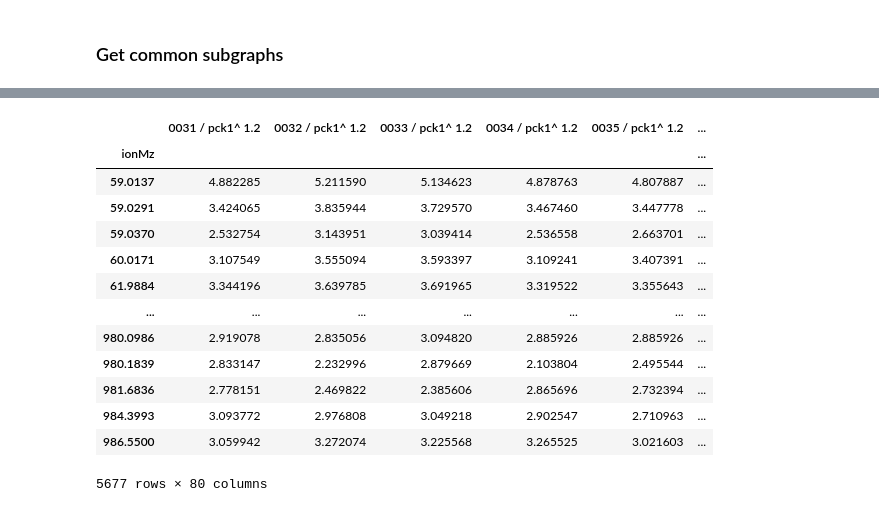
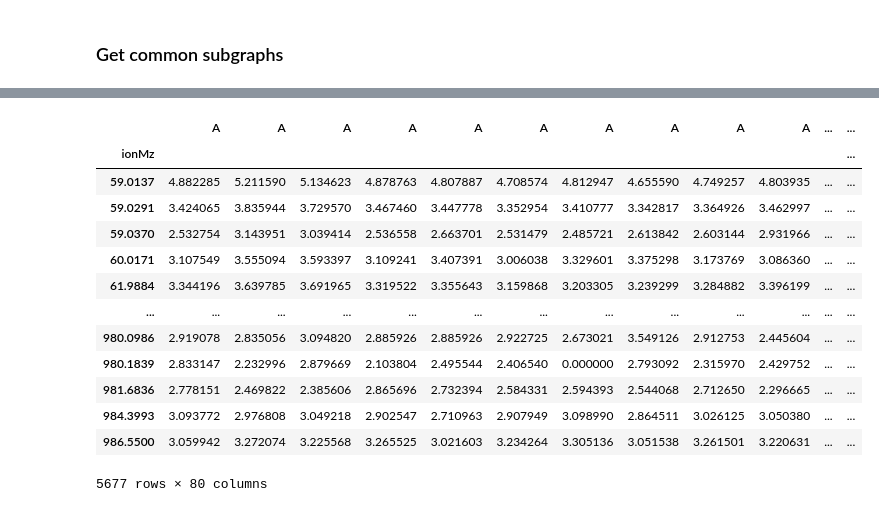
Before and after one commit to win7/GNN_Unsupervised, a Jupyter notebook: baseline.ipynb, the cells around one changed output, grey strips where cells are left out. Drawn from its saved outputs; the diff is of its cells as text; code cells hidden in the pictures.

```diff
--- a/baseline.ipynb
+++ b/baseline.ipynb
@@ -300,7 +301,7 @@ time: 186 ms (started: 2023-05-25 15:54:27 -05:00)
 # concat
 # df_join_raw = pd.concat([df1.iloc[:,1:], df2.iloc[:, 2:], df3.iloc[:, 2:], df4.iloc[:, 2:], df5.iloc[:, 2:]], axis=1)
 df_join_raw = pd.concat([df1.iloc[:, 1:], df2.iloc[:, 2:], df3.iloc[:, 2:], df4.iloc[:, 2:]], axis=1)
-df_join_raw.set_index("ionMz", inplace=True)
+df_join_raw.set_index(["ionMz"], inplace=True)
 
 print(df_join_raw.shape)
 df_join_raw
@@ -408,0 +410,5 @@ time: 34.5 ms (started: 2023-05-25 15:54:28 -05:00)
+# %%
+list_raw_copy = list_raw[:]
+
+for k, item in enumerate(list_raw_copy):
+    item.columns = [chr(65 + k)]*len(item.columns)
@@ -409,27 +417,27 @@ time: 34.5 ms (started: 2023-05-25 15:54:28 -05:00)
 # %%
 # Filter by graph and concat
 nodes = list(G.nodes())
-df_raw_filter = list_raw[0].loc[nodes, :]
+df_raw_filter = list_raw_copy[0].loc[nodes, :]
 
 for k in range(1, len(subgroups)):
-    df_temp = list_raw[k].loc[nodes, :]
+    df_temp = list_raw_copy[k].loc[nodes, :]
     # df_raw_filter = df_raw_filter.join(df_temp)
     df_raw_filter = pd.concat([df_raw_filter, df_temp], axis=1)
 
-df_raw_filter.to_csv("{}/output_greedy/matrix/greedy_{}_matrix.csv".format(dir, group[0]), index=True)
+df_raw_filter.to_csv("{}/output_greedy/matrix/greedy_{}_matrix_copy.csv".format(dir, group[0]), index=True)
 df_raw_filter
 # %% [output]
-|  | 0031 / pck1^ 1.2 | 0032 / pck1^ 1.2 | 0033 / pck1^ 1.2 | 0034 / pck1^ 1.2 | 0035 / pck1^ 1.2 | ... |
-| ionMz |  |  |  |  |  | ... |
-| 59.0137 | 4.882285 | 5.211590 | 5.134623 | 4.878763 | 4.807887 | ... |
-| 59.0291 | 3.424065 | 3.835944 | 3.729570 | 3.467460 | 3.447778 | ... |
-| 59.0370 | 2.532754 | 3.143951 | 3.039414 | 2.536558 | 2.663701 | ... |
-| 60.0171 | 3.107549 | 3.555094 | 3.593397 | 3.109241 | 3.407391 | ... |
-| 61.9884 | 3.344196 | 3.639785 | 3.691965 | 3.319522 | 3.355643 | ... |
-| ... | ... | ... | ... | ... | ... | ... |
-| 980.0986 | 2.919078 | 2.835056 | 3.094820 | 2.885926 | 2.885926 | ... |
-| 980.1839 | 2.833147 | 2.232996 | 2.879669 | 2.103804 | 2.495544 | ... |
-| 981.6836 | 2.778151 | 2.469822 | 2.385606 | 2.865696 | 2.732394 | ... |
-| 984.3993 | 3.093772 | 2.976808 | 3.049218 | 2.902547 | 2.710963 | ... |
-| 986.5500 | 3.059942 | 3.272074 | 3.225568 | 3.265525 | 3.021603 | ... |
+|  | A | A | A | A | A | A | A | A | A | A | ... | ... |
+| ionMz |  |  |  |  |  |  |  |  |  |  |  | ... |
+| 59.0137 | 4.882285 | 5.211590 | 5.134623 | 4.878763 | 4.807887 | 4.708574 | 4.812947 | 4.655590 | 4.749257 | 4.803935 | ... | ... |
+| 59.0291 | 3.424065 | 3.835944 | 3.729570 | 3.467460 | 3.447778 | 3.352954 | 3.410777 | 3.342817 | 3.364926 | 3.462997 | ... | ... |
+| 59.0370 | 2.532754 | 3.143951 | 3.039414 | 2.536558 | 2.663701 | 2.531479 | 2.485721 | 2.613842 | 2.603144 | 2.931966 | ... | ... |
+| 60.0171 | 3.107549 | 3.555094 | 3.593397 | 3.109241 | 3.407391 | 3.006038 | 3.329601 | 3.375298 | 3.173769 | 3.086360 | ... | ... |
+| 61.9884 | 3.344196 | 3.639785 | 3.691965 | 3.319522 | 3.355643 | 3.159868 | 3.203305 | 3.239299 | 3.284882 | 3.396199 | ... | ... |
+| ... | ... | ... | ... | ... | ... | ... | ... | ... | ... | ... | ... | ... |
+| 980.0986 | 2.919078 | 2.835056 | 3.094820 | 2.885926 | 2.885926 | 2.922725 | 2.673021 | 3.549126 | 2.912753 | 2.445604 | ... | ... |
+| 980.1839 | 2.833147 | 2.232996 | 2.879669 | 2.103804 | 2.495544 | 2.406540 | 0.000000 | 2.793092 | 2.315970 | 2.429752 | ... | ... |
+| 981.6836 | 2.778151 | 2.469822 | 2.385606 | 2.865696 | 2.732394 | 2.584331 | 2.594393 | 2.544068 | 2.712650 | 2.296665 | ... | ... |
+| 984.3993 | 3.093772 | 2.976808 | 3.049218 | 2.902547 | 2.710963 | 2.907949 | 3.098990 | 2.864511 | 3.026125 | 3.050380 | ... | ... |
+| 986.5500 | 3.059942 | 3.272074 | 3.225568 | 3.265525 | 3.021603 | 3.234264 | 3.305136 | 3.051538 | 3.261501 | 3.220631 | ... | ... |
 5677 rows × 80 columns
```
Also changed, not shown: parts of 39 cells of this notebook, 7 other files.
